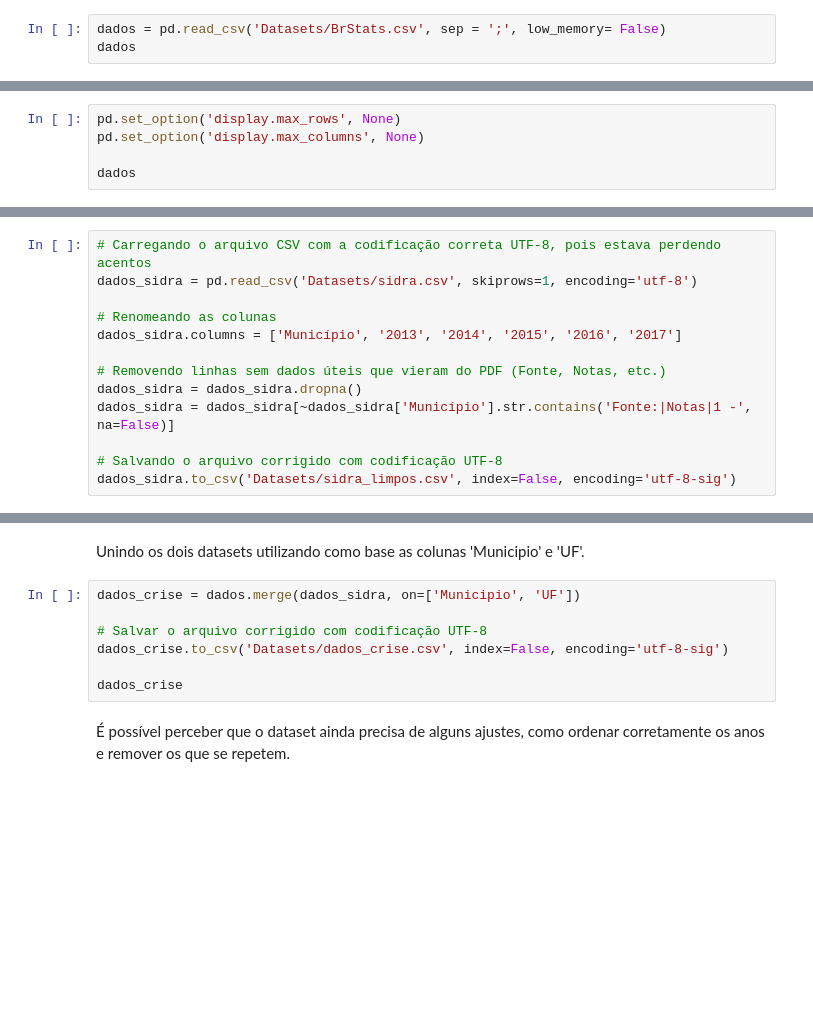
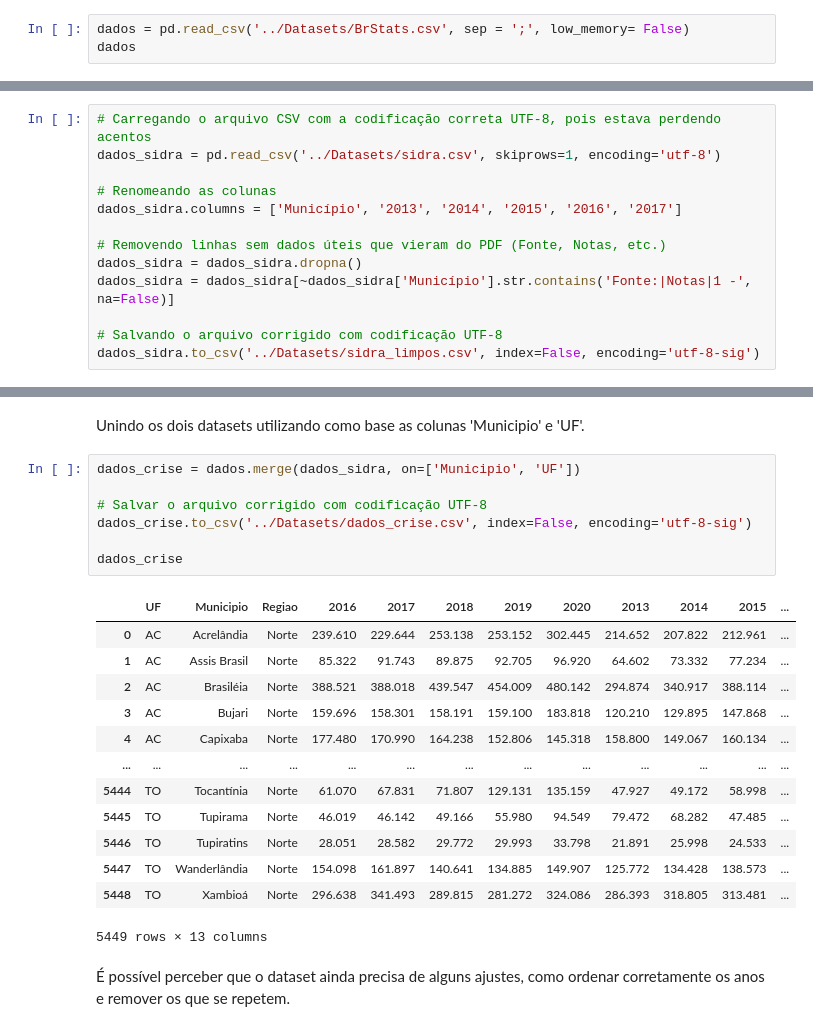
Before and after one commit to anaC-Fernandes/ProjetoDados, a Jupyter notebook: Notebooks/Dataset_Crise.ipynb, the cells around one changed output, grey strips where cells are left out. Saved outputs shown, nothing was run; the diff lists cells and outputs as text; blank space fills up the shorter version.

```diff
--- a/Notebooks/Dataset_Crise.ipynb
+++ b/Notebooks/Dataset_Crise.ipynb
@@ -8,5 +8,5 @@ import numpy as np
 # %% [markdown]
 Lendo o arquivo **BrStats** e definindo ';' como separador.
 # %%
-dados = pd.read_csv('Datasets/BrStats.csv', sep = ';', low_memory= False)
+dados = pd.read_csv('../Datasets/BrStats.csv', sep = ';', low_memory= False)
 dados
@@ -15,8 +27,3 @@ Exibindo todas a linhas e colunas do dataset.
-# %%
-pd.set_option('display.max_rows', None)
-pd.set_option('display.max_columns', None)
-
-dados
 # %% [markdown]
 ### Tabela BrStats contendo apenas 'UF', 'Municipio', 'Regiao'e 'PIB'
 # %% [markdown]
@@ -44,7 +65,7 @@ Como mencionado no README, fizemos uma busca no Sidra para encontrar dados do PI
 Abaixo estamos carregando e manipulando o arquivo sidra, para que possamos unir as duas tabelas de dados.
 # %%
 # Carregando o arquivo CSV com a codificação correta UTF-8, pois estava perdendo acentos
-dados_sidra = pd.read_csv('Datasets/sidra.csv', skiprows=1, encoding='utf-8')
+dados_sidra = pd.read_csv('../Datasets/sidra.csv', skiprows=1, encoding='utf-8')
 
 # Renomeando as colunas
 dados_sidra.columns = ['Município', '2013', '2014', '2015', '2016', '2017']
@@ -54,7 +75,7 @@ dados_sidra = dados_sidra.dropna()
 dados_sidra = dados_sidra[~dados_sidra['Município'].str.contains('Fonte:|Notas|1 -', na=False)]
 
 # Salvando o arquivo corrigido com codificação UTF-8
-dados_sidra.to_csv('Datasets/sidra_limpos.csv', index=False, encoding='utf-8-sig')
+dados_sidra.to_csv('../Datasets/sidra_limpos.csv', index=False, encoding='utf-8-sig')
 # %% [markdown]
 Um detalhe a ser corrigido antes de unirmos as tabelas do BrStats com a do Sidra é a maneira como municípios e UF estão registrados, enquanto o dataset BrStats possui uma coluna chamada 'UF', o dataset do Sidra escreve a UF na mesma coluna do município, e por isso devemos criar uma nova coluna nesse dataset.
 # %%
@@ -92,10 +141,24 @@ Unindo os dois datasets utilizando como base as colunas 'Municipio' e 'UF'.
 # %%
 dados_crise = dados.merge(dados_sidra, on=['Municipio', 'UF'])
 
 # Salvar o arquivo corrigido com codificação UTF-8
-dados_crise.to_csv('Datasets/dados_crise.csv', index=False, encoding='utf-8-sig')
+dados_crise.to_csv('../Datasets/dados_crise.csv', index=False, encoding='utf-8-sig')
 
 dados_crise
+# %% [output]
+|  | UF | Municipio | Regiao | 2016 | 2017 | 2018 | 2019 | 2020 | 2013 | 2014 | 2015 | ... |
+| 0 | AC | Acrelândia | Norte | 239.610 | 229.644 | 253.138 | 253.152 | 302.445 | 214.652 | 207.822 | 212.961 | ... |
+| 1 | AC | Assis Brasil | Norte | 85.322 | 91.743 | 89.875 | 92.705 | 96.920 | 64.602 | 73.332 | 77.234 | ... |
+| 2 | AC | Brasiléia | Norte | 388.521 | 388.018 | 439.547 | 454.009 | 480.142 | 294.874 | 340.917 | 388.114 | ... |
+| 3 | AC | Bujari | Norte | 159.696 | 158.301 | 158.191 | 159.100 | 183.818 | 120.210 | 129.895 | 147.868 | ... |
+| 4 | AC | Capixaba | Norte | 177.480 | 170.990 | 164.238 | 152.806 | 145.318 | 158.800 | 149.067 | 160.134 | ... |
+| ... | ... | ... | ... | ... | ... | ... | ... | ... | ... | ... | ... | ... |
+| 5444 | TO | Tocantínia | Norte | 61.070 | 67.831 | 71.807 | 129.131 | 135.159 | 47.927 | 49.172 | 58.998 | ... |
+| 5445 | TO | Tupirama | Norte | 46.019 | 46.142 | 49.166 | 55.980 | 94.549 | 79.472 | 68.282 | 47.485 | ... |
+| 5446 | TO | Tupiratins | Norte | 28.051 | 28.582 | 29.772 | 29.993 | 33.798 | 21.891 | 25.998 | 24.533 | ... |
+| 5447 | TO | Wanderlândia | Norte | 154.098 | 161.897 | 140.641 | 134.885 | 149.907 | 125.772 | 134.428 | 138.573 | ... |
+| 5448 | TO | Xambioá | Norte | 296.638 | 341.493 | 289.815 | 281.272 | 324.086 | 286.393 | 318.805 | 313.481 | ... |
+5449 rows × 13 columns
 # %% [markdown]
 É possível perceber que o dataset ainda precisa de alguns ajustes, como ordenar corretamente os anos e remover os que se repetem.
 # %%
```
Also changed, not shown: parts of 8 cells of this notebook.
